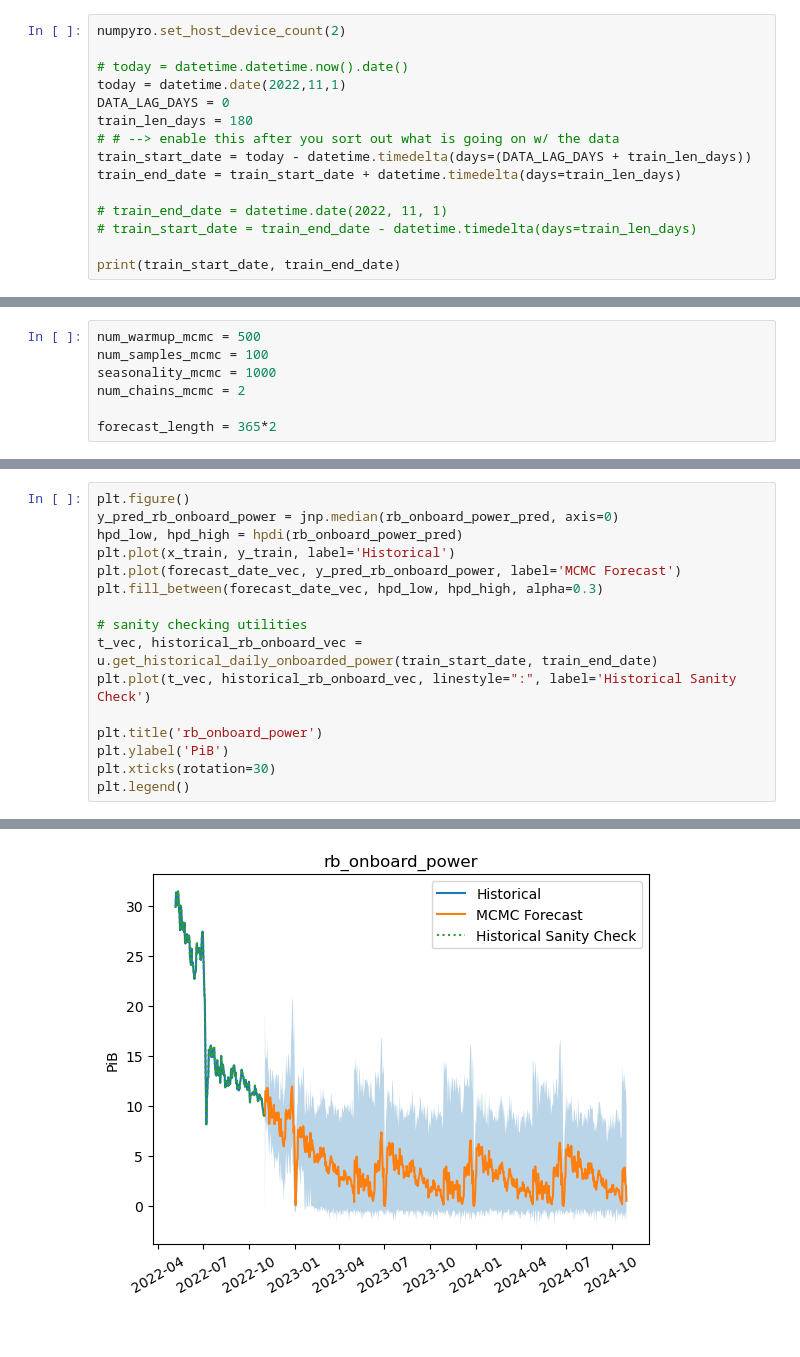
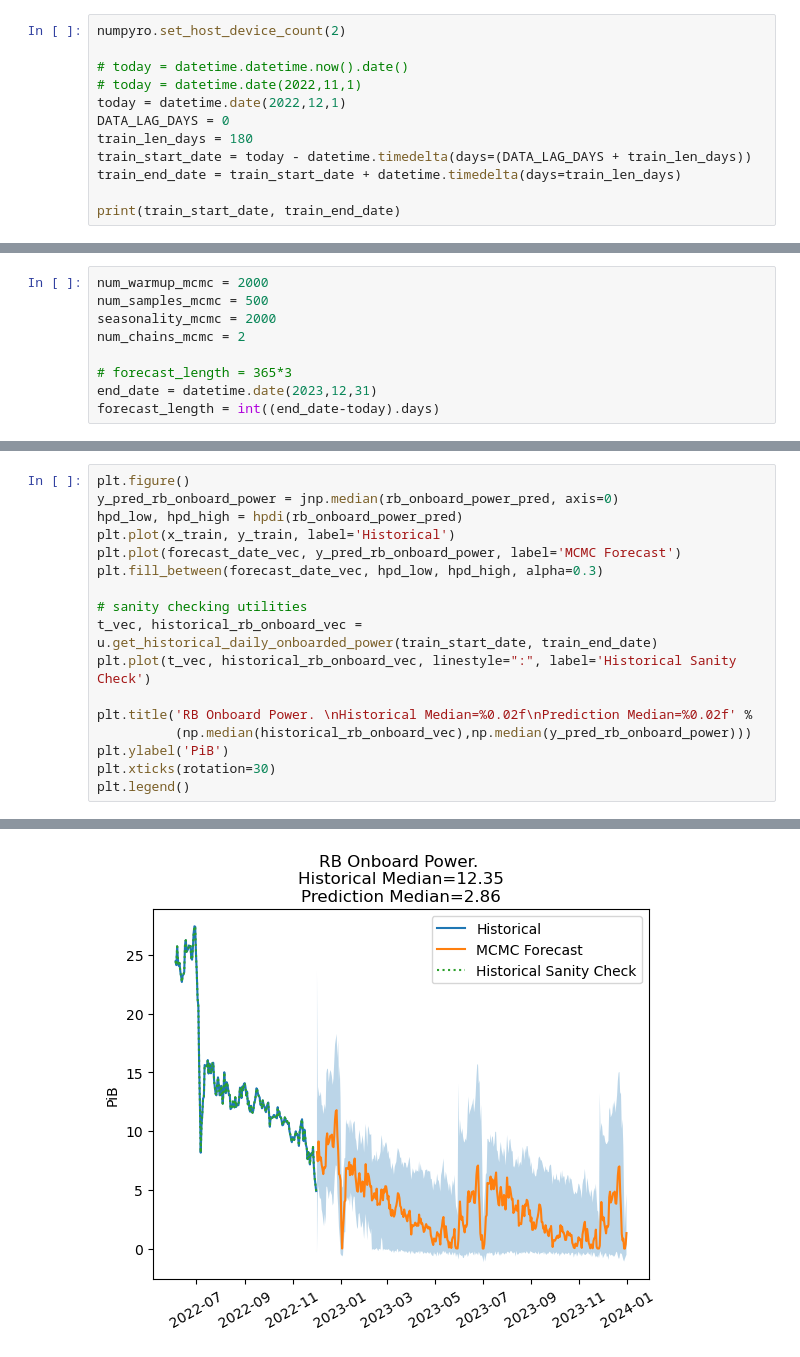
Before and after one commit to protocol/scenario-generator, a Jupyter notebook: notebooks/forecast_miner_behavior_params.ipynb, the cells around one changed output, grey strips where cells are left out. Drawn from its saved outputs; the diff is of its cells as text.

```diff
--- a/notebooks/forecast_miner_behavior_params.ipynb
+++ b/notebooks/forecast_miner_behavior_params.ipynb
@@ -24,15 +22,12 @@ The autoreload extension is already loaded. To reload it, use:
 numpyro.set_host_device_count(2)
 
 # today = datetime.datetime.now().date()
-today = datetime.date(2022,11,1)
+# today = datetime.date(2022,11,1)
+today = datetime.date(2022,12,1)
 DATA_LAG_DAYS = 0
 train_len_days = 180
-# # --> enable this after you sort out what is going on w/ the data
 train_start_date = today - datetime.timedelta(days=(DATA_LAG_DAYS + train_len_days))
 train_end_date = train_start_date + datetime.timedelta(days=train_len_days)
 
-# train_end_date = datetime.date(2022, 11, 1)
-# train_start_date = train_end_date - datetime.timedelta(days=train_len_days)
-
 print(train_start_date, train_end_date)
 # %% [output]
@@ -40,10 +35,12 @@ print(train_start_date, train_end_date)
 # %%
-num_warmup_mcmc = 500
-num_samples_mcmc = 100
-seasonality_mcmc = 1000
+num_warmup_mcmc = 2000
+num_samples_mcmc = 500
+seasonality_mcmc = 2000
 num_chains_mcmc = 2
 
-forecast_length = 365*2
+# forecast_length = 365*3
+end_date = datetime.date(2023,12,31)
+forecast_length = int((end_date-today).days)
 # %%
 forecast_date_vec, rb_onboard_power_pred, x_train, y_train = \
     mcmc.forecast_rb_onboard_power(train_start_date,
@@ -74,22 +71,23 @@ Number of divergences: 0
 # %%
 plt.figure()
 y_pred_rb_onboard_power = jnp.median(rb_onboard_power_pred, axis=0)
 hpd_low, hpd_high = hpdi(rb_onboard_power_pred)
 plt.plot(x_train, y_train, label='Historical')
 plt.plot(forecast_date_vec, y_pred_rb_onboard_power, label='MCMC Forecast')
 plt.fill_between(forecast_date_vec, hpd_low, hpd_high, alpha=0.3)
 
 # sanity checking utilities
 t_vec, historical_rb_onboard_vec = u.get_historical_daily_onboarded_power(train_start_date, train_end_date)
 plt.plot(t_vec, historical_rb_onboard_vec, linestyle=":", label='Historical Sanity Check')
 
-plt.title('rb_onboard_power')
+plt.title('RB Onboard Power. \nHistorical Median=%0.02f\nPrediction Median=%0.02f' %
+          (np.median(historical_rb_onboard_vec),np.median(y_pred_rb_onboard_power)))
 plt.ylabel('PiB')
 plt.xticks(rotation=30)
 plt.legend()
 # %% [output]
 <matplotlib.legend.Legend at 0x...>
-[figure, old version]
+[figure, new version]
 # %%
 forecast_date_vec, renewal_rate_pred, x_train, y_train = \
     mcmc.forecast_renewal_rate(train_start_date,
```
Also changed, not shown: parts of 7 cells of this notebook, 9 other files.
